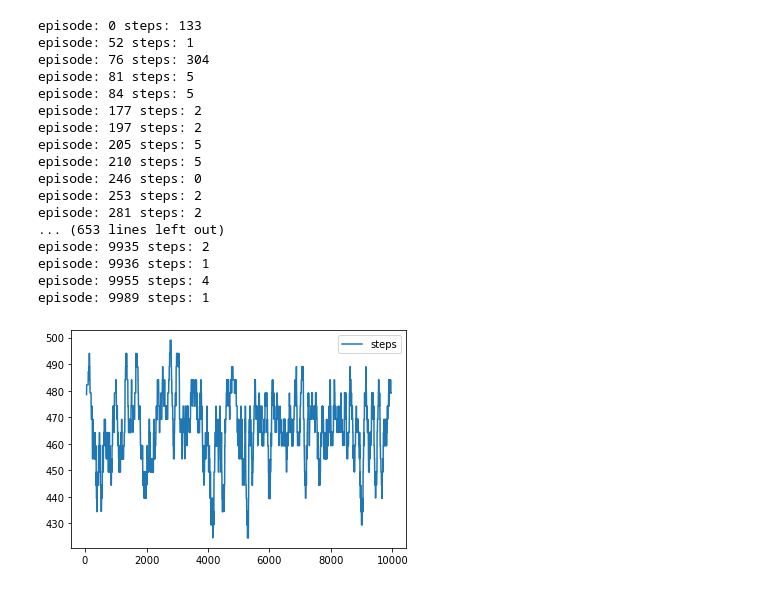
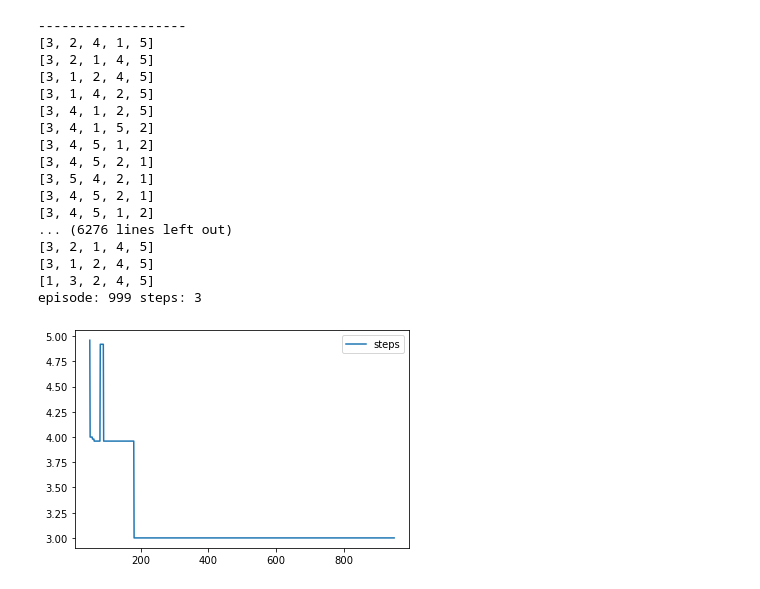
Before and after one commit to ryuseiotsuka/probo2021_narabikae, a Jupyter notebook: narabikae.ipynb, the cells around one changed output. Drawn from its saved outputs; the diff is of its cells as text; code cells hidden in the pictures.

```diff
--- a/narabikae.ipynb
+++ b/narabikae.ipynb
@@ -6,38 +6,40 @@ import matplotlib.pyplot as plt
 class Q_learning(object):
     def __init__(self):
         # 並び替える数列
-        self.sequence = [3,2,4,1,5]
+        #self.sequence = [3,2,4,1,5]
         self.action_space = 4
         self.done = False
-        self.max_episode = 10000#エピソード数
-        self.steps = 500#ステップ数
+        self.max_episode = 1000#エピソード数
+        self.steps = 100#ステップ数
         self.alpha = 0.8#ステップサイズ
         #できうる数列は5の階乗
-        self.q_table = np.random.uniform(low=-1,high=1,size=(5**5,self.action_space))
-
+        self.q_table = np.random.uniform(low=0,high=1,size=(5**5,self.action_space))
+        #描画用変数
         self.x = []
         self.y = []
 
     def moving_average(self, x, w):
+        #描画用の移動平均導出
         return np.convolve(x, np.ones(w), 'valid') / w
 
     def action(self,a):
+        #数列の任意の桁とその隣を入れ替える
         temp = self.sequence[a+1]
         self.sequence[a+1] = self.sequence[a]
         self.sequence[a] = temp
 
     def decide_action(self,next_state,episode,q_table):
+        #ϵ-greedy方策
         f_prob = 0.75
         epsilon = f_prob * (1/(episode+1))
         if epsilon <= np.random.uniform(0,1):
             next_action = np.argmax(q_table[next_state])
         else:
-            prob = sum(q_table[next_state]+100)
-            w = (q_table[next_state]+100)/prob
-            next_action = np.random.choice(range(4), p=w)
+            next_action = np.random.choice(range(4))
         return next_action
 
     def get_state(self):
+        #各数列の値を状態に変換
         state = (self.sequence[0]-1)*625+\
                 (self.sequence[1]-1)*125+\
                 (self.sequence[2]-1)*25+\
@@ -46,67 +48,76 @@ class Q_learning(object):
         return state
 
     def check(self):
+        #数列が[1,2,3,4,5]のときのみTrueにする
         if self.sequence == [1,2,3,4,5]:
             return True
         else :
             return False
 
     def update_Qtable(self,state,action,reward,next_state):
+        #Qテーブルの更新
         max_q_table = max(self.q_table[next_state])
         #print(state,action,reward,next_state)
         self.q_table[state,action] = (1-self.alpha) * self.q_table[state,action] + self.alpha * (reward + max_q_table)
 
     def reward(self,done):
+        #報酬
+        #並び替えが成功→1
+        #そのほか→0
         if done == True:
             reward = 1
         else :
             reward = 0
         return reward
 
     def run(self):
+        #実行
         for episode in range(self.max_episode):
-            self.sequence = random.sample(self.sequence, 5)
+            #エージェントの初期化
+            print("-------------------")
+            self.sequence = [3,2,4,1,5]
             state = self.get_state()
             action = np.argmax(self.q_table[state])
             for i in range(self.steps):
-                #print(self.sequence)
-                self.action(action)
-                done = self.check()
+                print(self.sequence)
+                self.action(action)#数列の入れ替え
+                done = self.check()#並び替えができているか確認
                 reward = self.reward(done)
                 next_state = self.get_state()
-                self.update_Qtable(state,action,reward,next_state)
-                action = self.decide_action(next_state,episode,self.q_table)
+                self.update_Qtable(state,action,reward,next_state)#Qテーブルの更新
+                action = self.decide_action(next_state,episode,self.q_table)#ϵ-greedy方策を使った行動決定
                 state = next_state
                 if done:
-                    print("episode: {0} steps: {1}".format(episode,i))
                     break
+            #学習結果の表示
+            print("episode: {0} steps: {1}".format(episode,i))
             self.x.append(episode)
             self.y.append(i)
         self.y = self.moving_average(self.y, 100)
         del self.x[:49]
         del self.x[-50:]
         plt.plot(self.x, self.y, label="steps")
         plt.legend()
         plt.show()
 
 if __name__ == "__main__":
    Q_learning().run()
 # %% [output]
-episode: 0 steps: 133
-episode: 52 steps: 1
-episode: 76 steps: 304
-episode: 81 steps: 5
-episode: 84 steps: 5
-episode: 177 steps: 2
-episode: 197 steps: 2
-episode: 205 steps: 5
-episode: 210 steps: 5
-episode: 246 steps: 0
-episode: 253 steps: 2
-episode: 281 steps: 2
-... (653 lines left out)
-episode: 9935 steps: 2
-episode: 9936 steps: 1
-episode: 9955 steps: 4
-episode: 9989 steps: 1
+-------------------
+[3, 2, 4, 1, 5]
+[3, 2, 1, 4, 5]
+[3, 1, 2, 4, 5]
+[3, 1, 4, 2, 5]
+[3, 4, 1, 2, 5]
+[3, 4, 1, 5, 2]
+[3, 4, 5, 1, 2]
+[3, 4, 5, 2, 1]
+[3, 5, 4, 2, 1]
+[3, 4, 5, 2, 1]
+[3, 4, 5, 1, 2]
+... (6276 lines left out)
+[3, 2, 1, 4, 5]
+[3, 1, 2, 4, 5]
+[1, 3, 2, 4, 5]
+episode: 999 steps: 3
-[figure, old version]
+[figure, new version]
```
Also changed, not shown: 1 other file.
